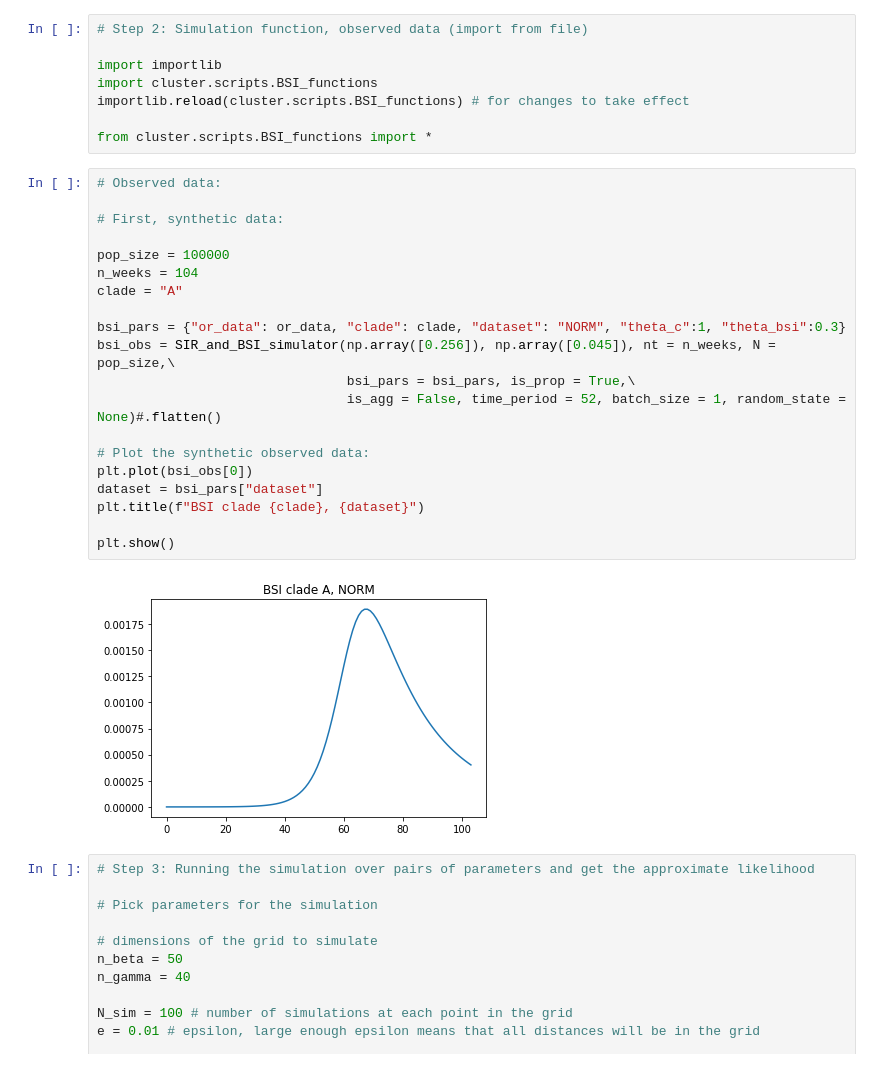
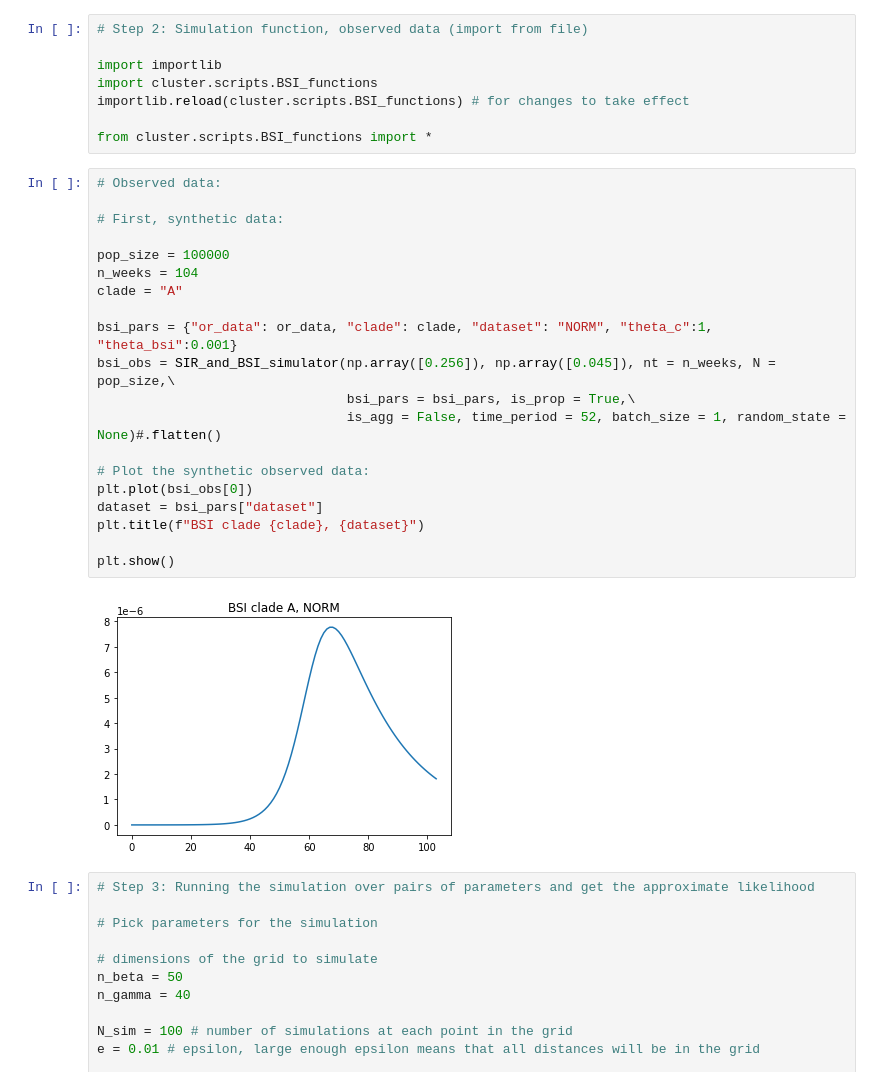
Before and after one commit to fanoja/Ecoli-R0, a Jupyter notebook: SIR simulation grid.ipynb, the cells around one changed output. Saved outputs shown, nothing was run; the diff lists cells and outputs as text.

```diff
--- a/SIR simulation grid.ipynb
+++ b/SIR simulation grid.ipynb
@@ -116,25 +118,25 @@ from cluster.scripts.BSI_functions import *
 # %%
 # Observed data:
 
 # First, synthetic data:
 
 pop_size = 100000
 n_weeks = 104
 clade = "A"
 
-bsi_pars = {"or_data": or_data, "clade": clade, "dataset": "NORM", "theta_c":1, "theta_bsi":0.3}
+bsi_pars = {"or_data": or_data, "clade": clade, "dataset": "NORM", "theta_c":1, "theta_bsi":0.001}
 bsi_obs = SIR_and_BSI_simulator(np.array([0.256]), np.array([0.045]), nt = n_weeks, N = pop_size,\
                                 bsi_pars = bsi_pars, is_prop = True,\
                                 is_agg = False, time_period = 52, batch_size = 1, random_state = None)#.flatten()
 
 # Plot the synthetic observed data:
 plt.plot(bsi_obs[0])
 dataset = bsi_pars["dataset"]
 plt.title(f"BSI clade {clade}, {dataset}")
 
 plt.show()
 # %% [output]
-[figure, old version]
+[figure, new version]
 # %%
 # Step 3: Running the simulation over pairs of parameters and get the approximate likelihood
 
```
Also changed, not shown: parts of 46 cells of this notebook.
